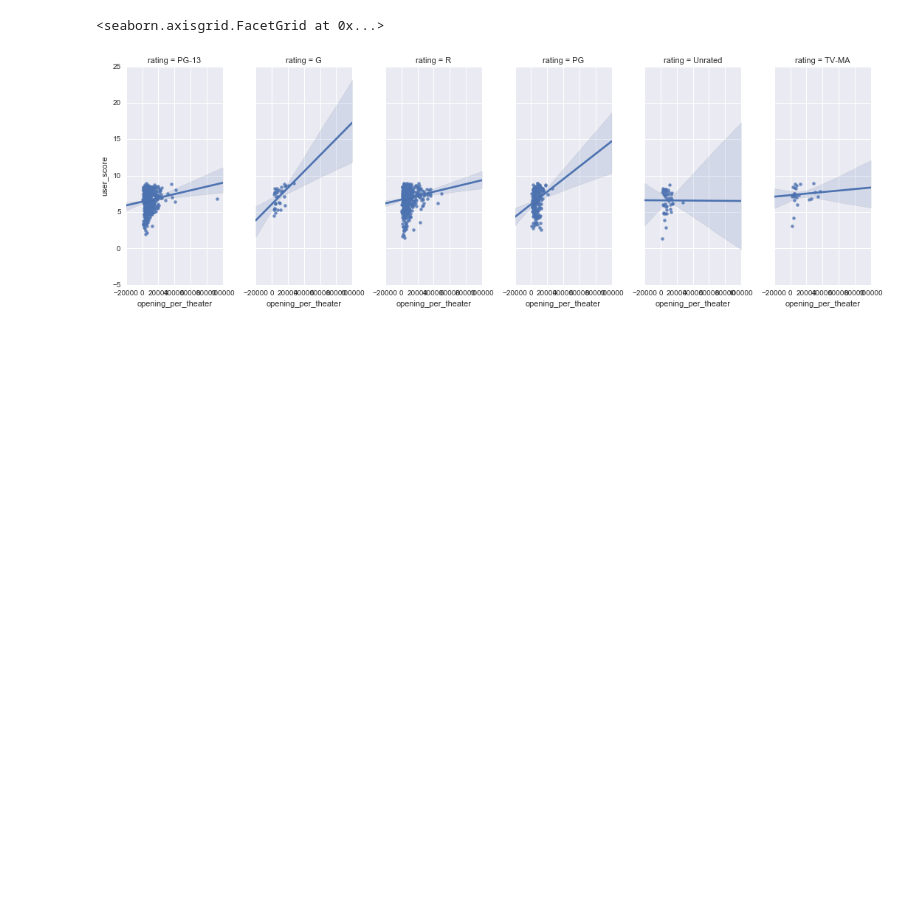
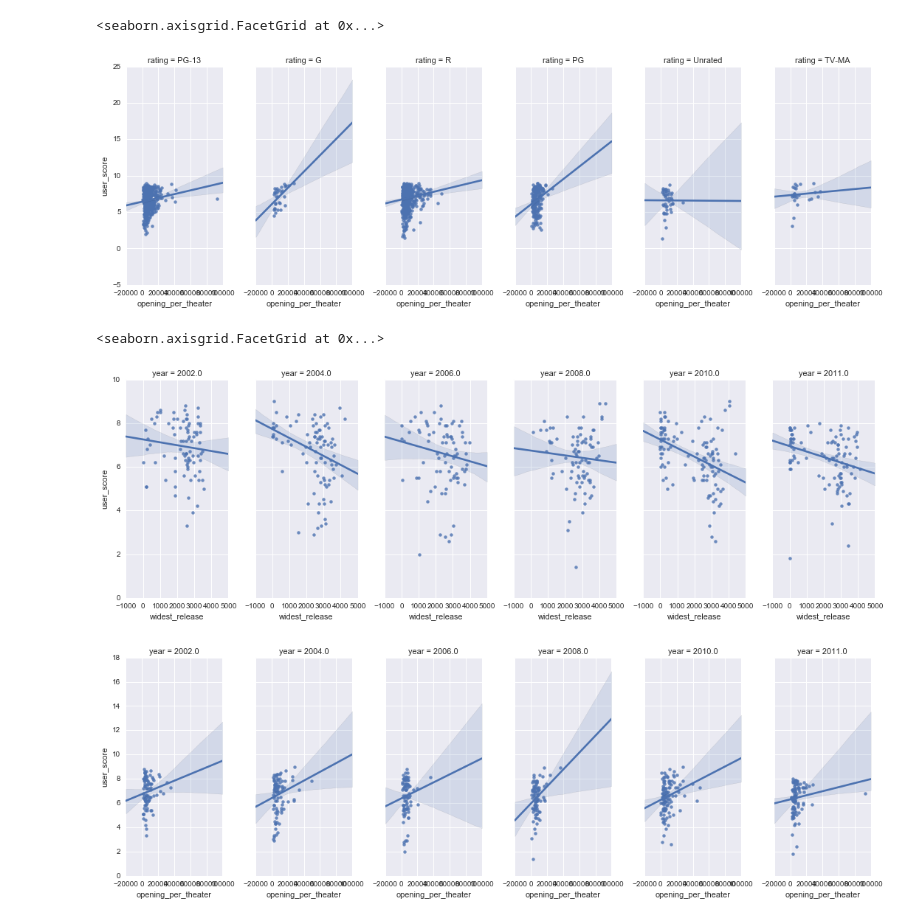
Before and after one commit to sunilbmscce/BDAProject1, a Jupyter notebook: project_1/Sunil_Notebook.ipynb, the cells around one changed output. Drawn from its saved outputs; the diff is of its cells as text; code cells hidden in the pictures; blank space fills up the shorter version.

```diff
--- a/project_1/Sunil_Notebook.ipynb
+++ b/project_1/Sunil_Notebook.ipynb
@@ -34,6 +34,9 @@ full_df_clean.title_y.astype(str)
 full_df_clean['title_length'] = full_df_clean.title_y.str.len()
 #full_df_clean.to_excel('C:\\Bigdatatraining\\full_df_clean.xlsx')
 full_df_clean = full_df_clean.convert_objects(convert_numeric=True)
+full_df_clean = full_df_clean[(full_df_clean.year > 2000)
+
+                             ]
 '''full_df_clean = full_df_clean[(full_df_clean.year > 1990)
                               & (full_df_clean.num_user_ratings>23)
                               & (full_df_clean.user_score > 5)
@@ -209,3 +212,14 @@ sns.lmplot(x="opening_per_theater", y="user_score", data=top_rating_movies, logx
 # %% [output]
 <seaborn.axisgrid.FacetGrid at 0x...>
 [figure]
+# %%
+N = 6
+top_years = full_df_clean.year.value_counts().index[:N]
+top_year_movies = full_df_clean[full_df_clean['year'].isin(top_years)]
+sns.lmplot(x="widest_release", y="user_score", data=top_year_movies, logx=False, col="year",aspect=.5, robust=True)
+sns.lmplot(x="opening_per_theater", y="user_score", data=top_year_movies, logx=False, col="year",aspect=.5, robust=True)
+sns.lmplot(x="opening_per_theater", y="user_score", data=top_year_movies, logx=False, col="year",aspect=.5, robust=True)
+# %% [output]
+<seaborn.axisgrid.FacetGrid at 0x...>
+[figure, added]
+[figure, added]
```
Also changed, not shown: parts of 5 cells of this notebook, 1 other file.
